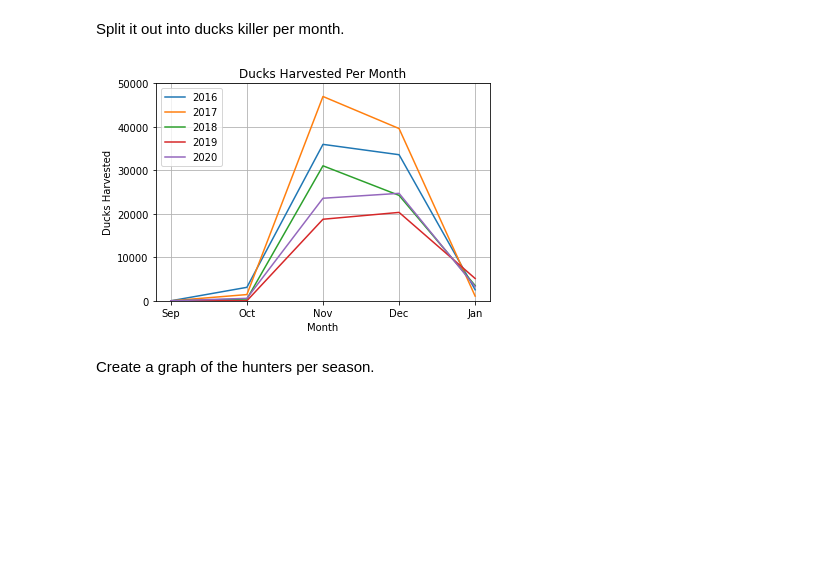
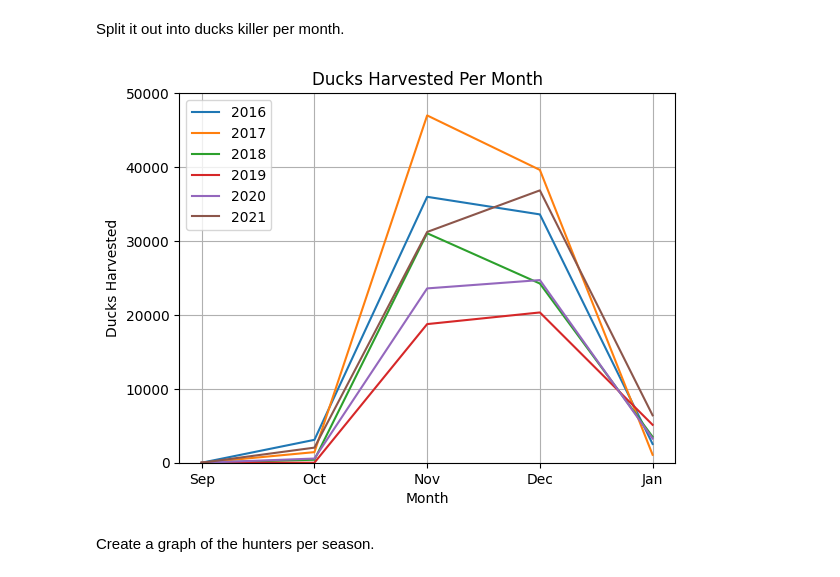
Before and after one commit to lum8rjack/MOWHarvester, a Jupyter notebook: HarvestData.ipynb, the cells around one changed output. Cells and saved outputs as stored; diff of their text form; code cells hidden in the pictures; blank space fills up the shorter version.

```diff
--- a/HarvestData.ipynb
+++ b/HarvestData.ipynb
@@ -175,6 +175,7 @@ y2017 = 0
 y2018 = 0
 y2019 = 0
 y2020 = 0
+y2021 = 0
 
 index = 0
 for rd in temp2["Season"]:
@@ -193,6 +194,8 @@ for rd in temp2["Season"]:
         y2019 += ducks
     elif year == 2020:
         y2020 += ducks
+    elif year == 2021:
+        y2021 += ducks
     else:
         continue
 
@@ -203,6 +206,7 @@ print("2017: " + str(y2017))
 print("2018: " + str(y2018))
 print("2019: " + str(y2019))
 print("2020: " + str(y2020))
+print("2021: " + str(y2021))
 # %% [output]
 2016: 75197
 2017: 89098
@@ -218,6 +223,7 @@ hy2017 = 0
 hy2018 = 0
 hy2019 = 0
 hy2020 = 0
+hy2021 = 0
 
 index = 0
 for rd in temp2["Season"]:
@@ -236,6 +242,8 @@ for rd in temp2["Season"]:
         hy2019 += hunters
     elif year == 2020:
         hy2020 += hunters
+    elif year == 2021:
+        hy2021 += hunters
     else:
         continue
 
@@ -246,6 +254,7 @@ print("2017: " + str(hy2017))
 print("2018: " + str(hy2018))
 print("2019: " + str(hy2019))
 print("2020: " + str(hy2020))
+print("2021: " + str(hy2021))
 # %% [output]
 2016: 17814.0
 2017: 22457.0
@@ -261,6 +271,7 @@ months17 = np.zeros(12)
 months18 = np.zeros(12)
 months19 = np.zeros(12)
 months20 = np.zeros(12)
+months21 = np.zeros(12)
 
 index = 0
 for rd in temp2["Season"]:
@@ -280,6 +291,8 @@ for rd in temp2["Season"]:
         months19[m-1] += ducks
     elif year == 2020:
         months20[m-1] += ducks
+    elif year == 2021:
+        months21[m-1] += ducks
     else:
         continue
 
@@ -407,22 +423,23 @@ Split it out into ducks killer per month.
 # %%
 m = ["Sep","Oct","Nov","Dec", "Jan"]
 
 plt.axis([None, None, 0, 50000])
 plt.title('Ducks Harvested Per Month')
 plt.xlabel('Month')
 plt.ylabel('Ducks Harvested')
 plt.plot(m, np.append(months16[8:], months16[0:1]), label="2016")
 plt.plot(m, np.append(months17[8:], months17[0:1]), label="2017")
 plt.plot(m, np.append(months18[8:], months18[0:1]), label="2018")
 plt.plot(m, np.append(months19[8:], months19[0:1]), label="2019")
 plt.plot(m, np.append(months20[8:], months20[0:1]), label="2020")
+plt.plot(m, np.append(months21[8:], months21[0:1]), label="2021")
 plt.grid(True)
 plt.legend(loc="upper left")
 
 # show and save the graph
 plt.savefig('media/ducks_per_month.png', facecolor='white')
 # %% [output]
-[figure, old version]
+[figure, new version]
 # %% [markdown]
 Create a graph of the hunters per season.
 # %%
```
Also changed, not shown: parts of 10 cells of this notebook, 20 other files.
